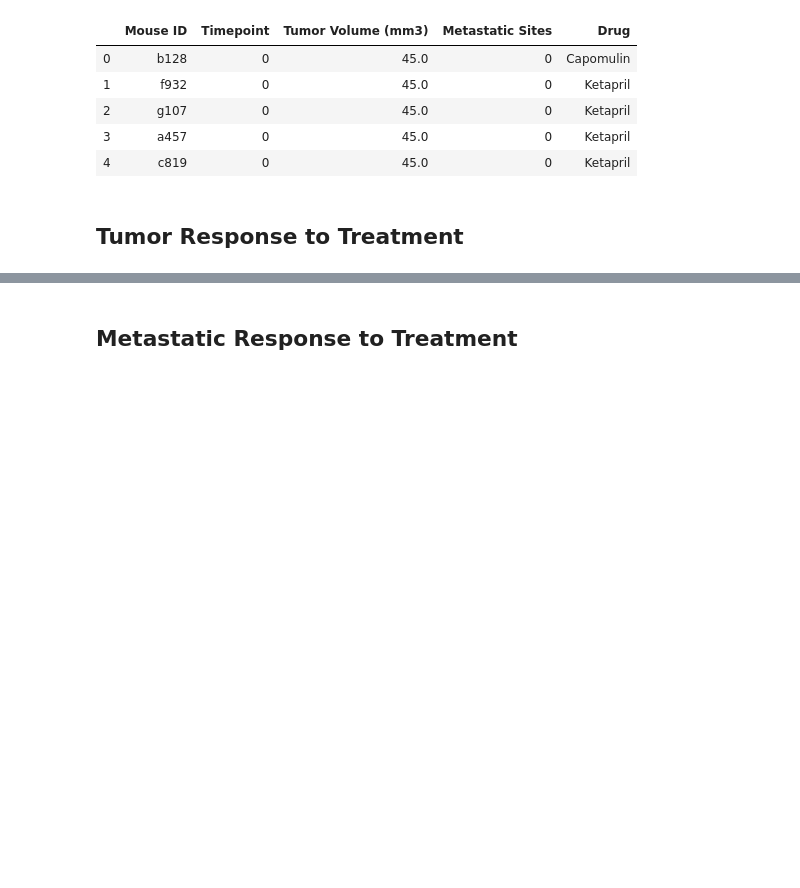
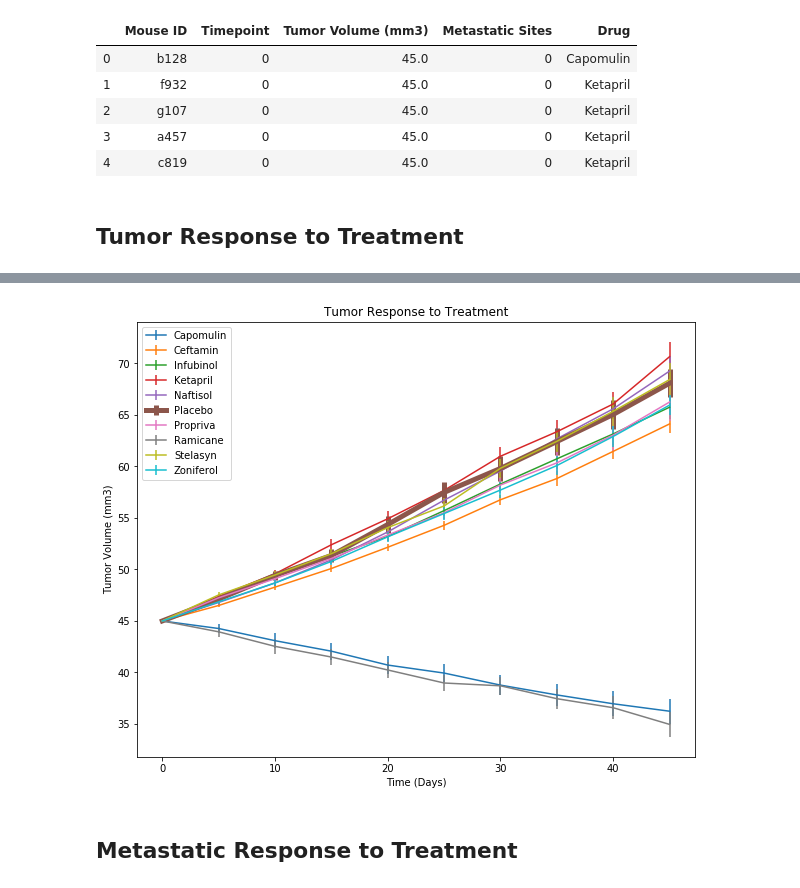
Before and after one commit to tbergama/matplotlib-challenge, a Jupyter notebook: Pymaceuticals/pymaceuticals.ipynb, the cells around one changed output, grey strips where cells are left out. Cells and saved outputs as stored; diff of their text form; code cells hidden in the pictures; blank space fills up the shorter version.

```diff
--- a/Pymaceuticals/pymaceuticals.ipynb
+++ b/Pymaceuticals/pymaceuticals.ipynb
@@ -33,7 +34,4 @@ df_data.head()
 ## Tumor Response to Treatment
 # %%
 # Store the Mean Tumor Volume Data Grouped by Drug and Timepoint
-
-# Convert to DataFrame
-
-# Preview DataFrame
+df_grouped = df_data.groupby(["Drug", "Timepoint"])
@@ -74,4 +83,7 @@ df_data.head()
 # %%
 # Minor Data Munging to Re-Format the Data Frames
+df_mean_tum_piv = df_mean_vol.pivot(index="Timepoint", columns="Drug")["Tumor Volume (mm3)"]
+df_se_tum_piv = df_se_vol.pivot(index="Timepoint", columns="Drug")["Tumor Volume (mm3)"]
 
 # Preview that Reformatting worked
+df_mean_tum_piv.head()
@@ -96,2 +98,24 @@ plt.show()
+# %%
+# Generate the Plot (with Error Bars)
+plt.figure(figsize=(10, 8))
+
+plt.title("Tumor Response to Treatment")
+colors = list(mcolors.TABLEAU_COLORS.values())
+
+plt.xlabel("Time (Days)")
+plt.ylabel("Tumor Volume (mm3)")
+
+for i, col in enumerate(df_mean_tum_piv.columns.values):
+    # Make placebo bold
+    if col == "Placebo":
+        plt.errorbar(x=df_mean_tum_piv.index.values, y=df_mean_tum_piv[col], yerr=df_se_tum_piv[col], c=colors[i],
+                    linewidth=5)
+    else:
+        plt.errorbar(x=df_mean_tum_piv.index.values, y=df_mean_tum_piv[col], yerr=df_se_tum_piv[col], c=colors[i])
+
+plt.legend(df_mean_tum_piv.columns.values)
+plt.show()
+# %% [output]
+[figure, added]
 # %% [markdown]
 ## Metastatic Response to Treatment
```
Also changed, not shown: parts of 28 cells of this notebook.
